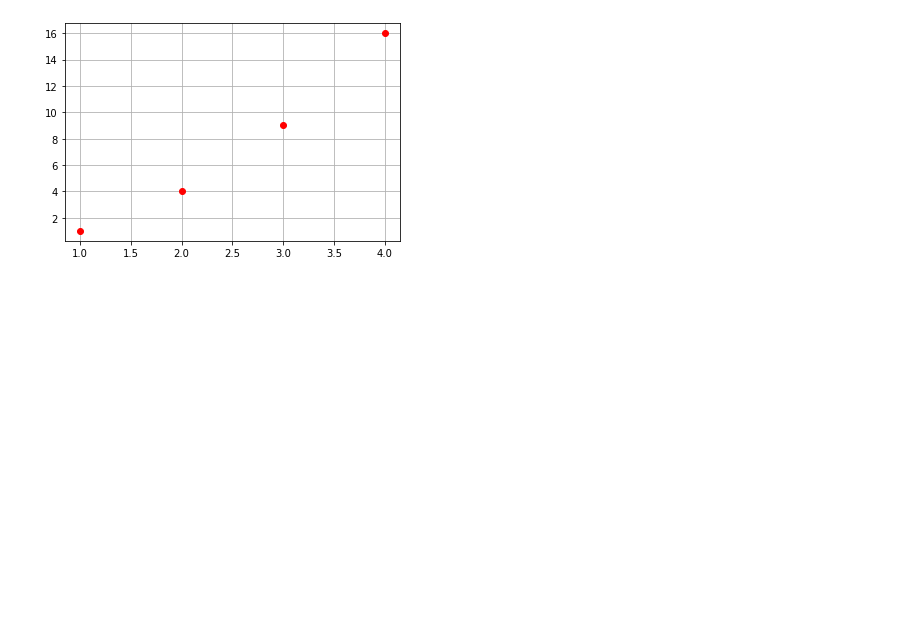
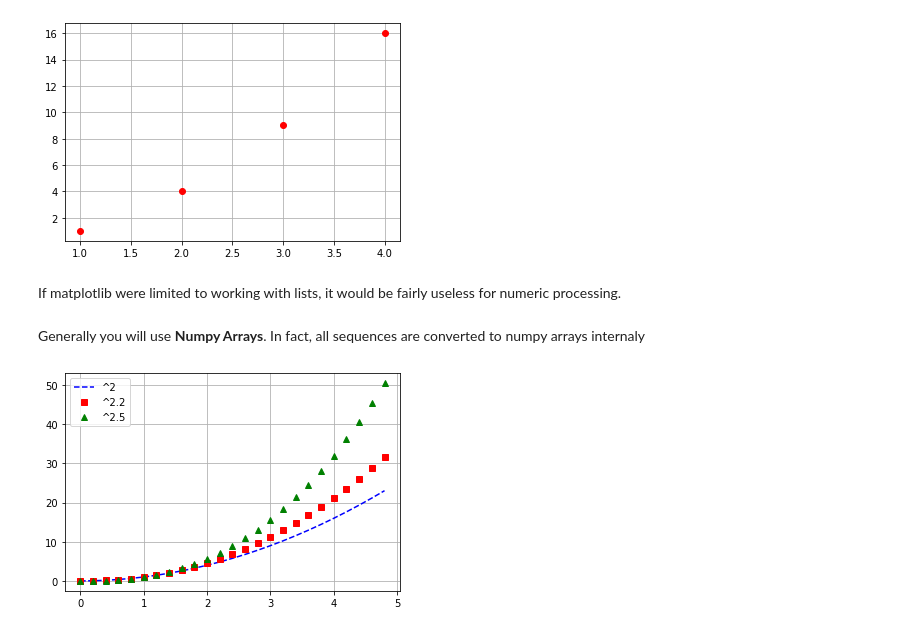
Before and after one commit to armanansari1997/Python_for_Data_Science, a Jupyter notebook: Scaler_free_Srikanth_Varma/matplotlib_pyplot.ipynb, the cells around one changed output. Drawn from its saved outputs; the diff is of its cells as text; code cells hidden in the pictures; blank space fills up the shorter version.

Commit message:
legend is added

```diff
--- a/Scaler_free_Srikanth_Varma/matplotlib_pyplot.ipynb
+++ b/Scaler_free_Srikanth_Varma/matplotlib_pyplot.ipynb
@@ -41,3 +41,7 @@ plt.grid()
 plt.show()
 # %% [output]
 [figure]
+# %% [markdown]
+If matplotlib were limited to working with lists, it would be fairly useless for numeric processing.
+# %% [markdown]
+Generally you will use **Numpy Arrays**. In fact, all sequences are converted to numpy arrays internaly
@@ -43,0 +50,14 @@ plt.show()
+# %%
+t = np.arange(0., 5., 0.2)
+
+# blue dashes, red squares, and green triangles
+plt.plot(t, t**2, 'b--', label='^2')
+plt.plot(t, t**2.2, 'rs', label='^2.2') # r=red, s=square
+plt.plot(t, t**2.5, 'g^', label='^2.5') # g=green,
+
+plt.grid()
+plt.legend() # added legend based on line levels
+
+plt.show()
+# %% [output]
+[figure, added]
```
Also changed, not shown: parts of 2 cells of this notebook.
